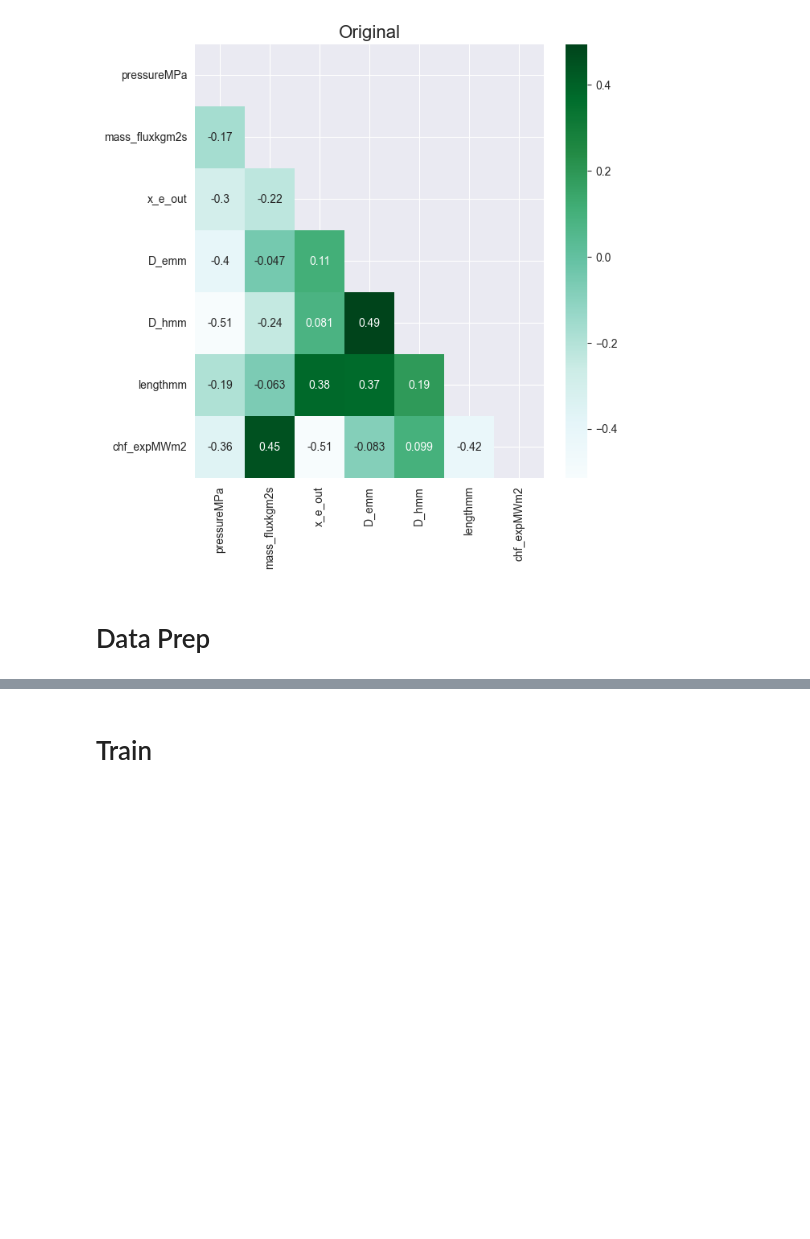
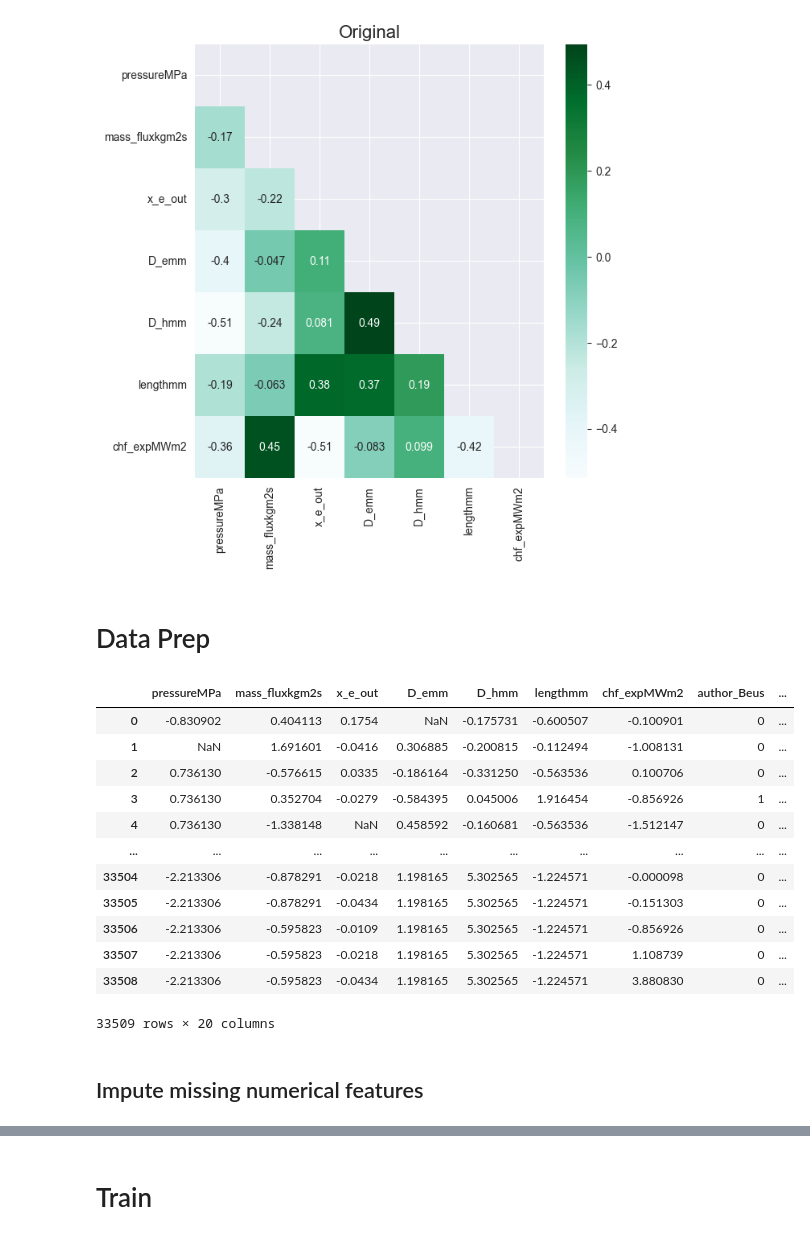
Before and after one commit to mnokno/FeatureImputationHeatFluxDataset, a Jupyter notebook: FeatureImputationHeatFluxDataset/src/FeatureImputationHeatFluxDataset.ipynb, the cells around one changed output, grey strips where cells are left out. Saved outputs shown, nothing was run; the diff lists cells and outputs as text; code cells hidden in the pictures; blank space fills up the shorter version.

Commit message:
Finished data prep

```diff
--- a/FeatureImputationHeatFluxDataset/src/FeatureImputationHeatFluxDataset.ipynb
+++ b/FeatureImputationHeatFluxDataset/src/FeatureImputationHeatFluxDataset.ipynb
@@ -264,3 +259,8 @@ target = 'x_e_out [-]'
+# %%
+numerical_columns = ['pressureMPa', 'mass_fluxkgm2s','x_e_out', 'D_emm', 'D_hmm', 'lengthmm', 'chf_expMWm2']
+numerical_features = ['pressureMPa', 'mass_fluxkgm2s', 'D_emm', 'D_hmm', 'lengthmm', 'chf_expMWm2']
+categorical_columns = ['author', 'geometry']
+target = 'x_e_out'
 # %%
 label_encoders = {}
 
@@ -296,5 +295,5 @@ def normalize(df: pd.DataFrame) -> pd.DataFrame:
 
     return df
 # %%
-df_train: pd.DataFrame = pd.concat([df_data, df_og])
-df_train.reset_index(inplace=True, drop=True)
+df_combined: pd.DataFrame = pd.concat([df_data, df_og])
+df_combined.reset_index(inplace=True, drop=True)
@@ -306,0 +300,21 @@ df_train = one_hot_encode(df_train)
+# %%
+df_combined = normalize(df_combined)
+#label_encode(df_combined)
+df_combined = one_hot_encode(df_combined)
+df_combined
+# %% [output]
+|  | pressureMPa | mass_fluxkgm2s | x_e_out | D_emm | D_hmm | lengthmm | chf_expMWm2 | author_Beus | ... |
+| 0 | -0.830902 | 0.404113 | 0.1754 | NaN | -0.175731 | -0.600507 | -0.100901 | 0 | ... |
+| 1 | NaN | 1.691601 | -0.0416 | 0.306885 | -0.200815 | -0.112494 | -1.008131 | 0 | ... |
+| 2 | 0.736130 | -0.576615 | 0.0335 | -0.186164 | -0.331250 | -0.563536 | 0.100706 | 0 | ... |
+| 3 | 0.736130 | 0.352704 | -0.0279 | -0.584395 | 0.045006 | 1.916454 | -0.856926 | 1 | ... |
+| 4 | 0.736130 | -1.338148 | NaN | 0.458592 | -0.160681 | -0.563536 | -1.512147 | 0 | ... |
+| ... | ... | ... | ... | ... | ... | ... | ... | ... | ... |
+| 33504 | -2.213306 | -0.878291 | -0.0218 | 1.198165 | 5.302565 | -1.224571 | -0.000098 | 0 | ... |
+| 33505 | -2.213306 | -0.878291 | -0.0434 | 1.198165 | 5.302565 | -1.224571 | -0.151303 | 0 | ... |
+| 33506 | -2.213306 | -0.595823 | -0.0109 | 1.198165 | 5.302565 | -1.224571 | -0.856926 | 0 | ... |
+| 33507 | -2.213306 | -0.595823 | -0.0218 | 1.198165 | 5.302565 | -1.224571 | 1.108739 | 0 | ... |
+| 33508 | -2.213306 | -0.595823 | -0.0434 | 1.198165 | 5.302565 | -1.224571 | 3.880830 | 0 | ... |
+33509 rows × 20 columns
+# %% [markdown]
+## Impute missing numerical features
```
Also changed, not shown: parts of 21 cells of this notebook.
